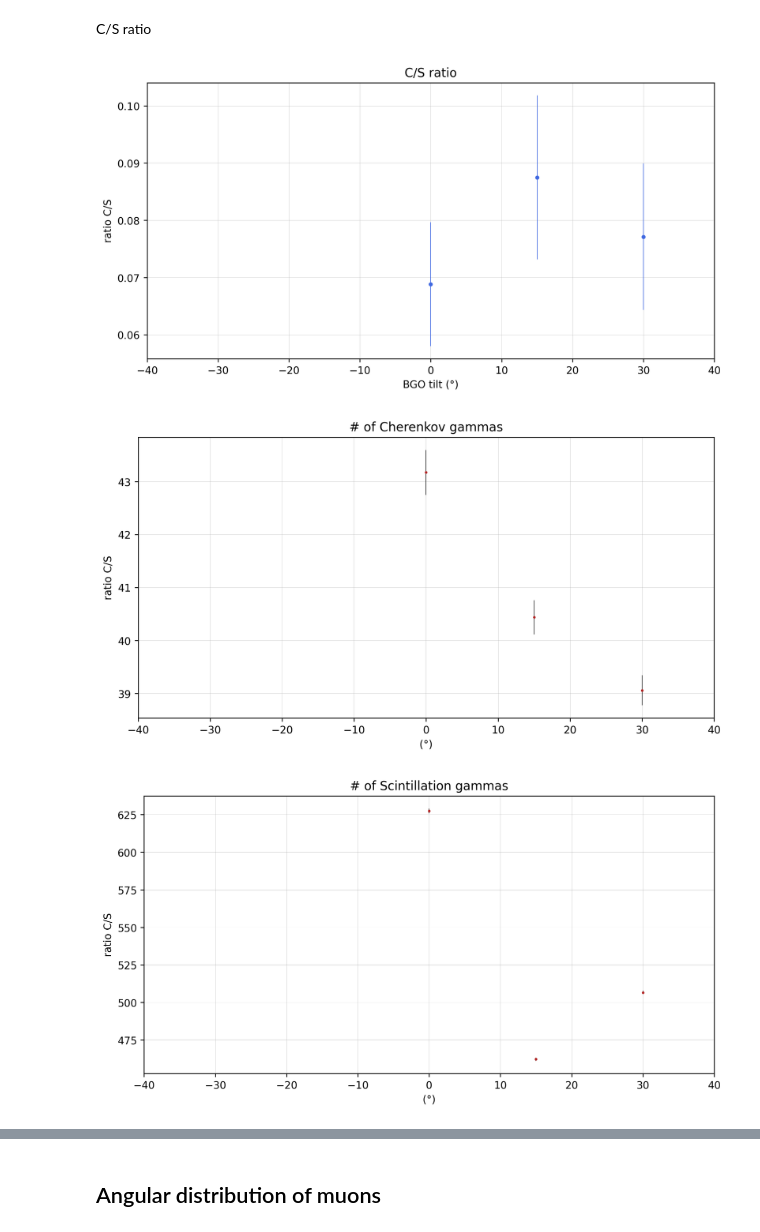
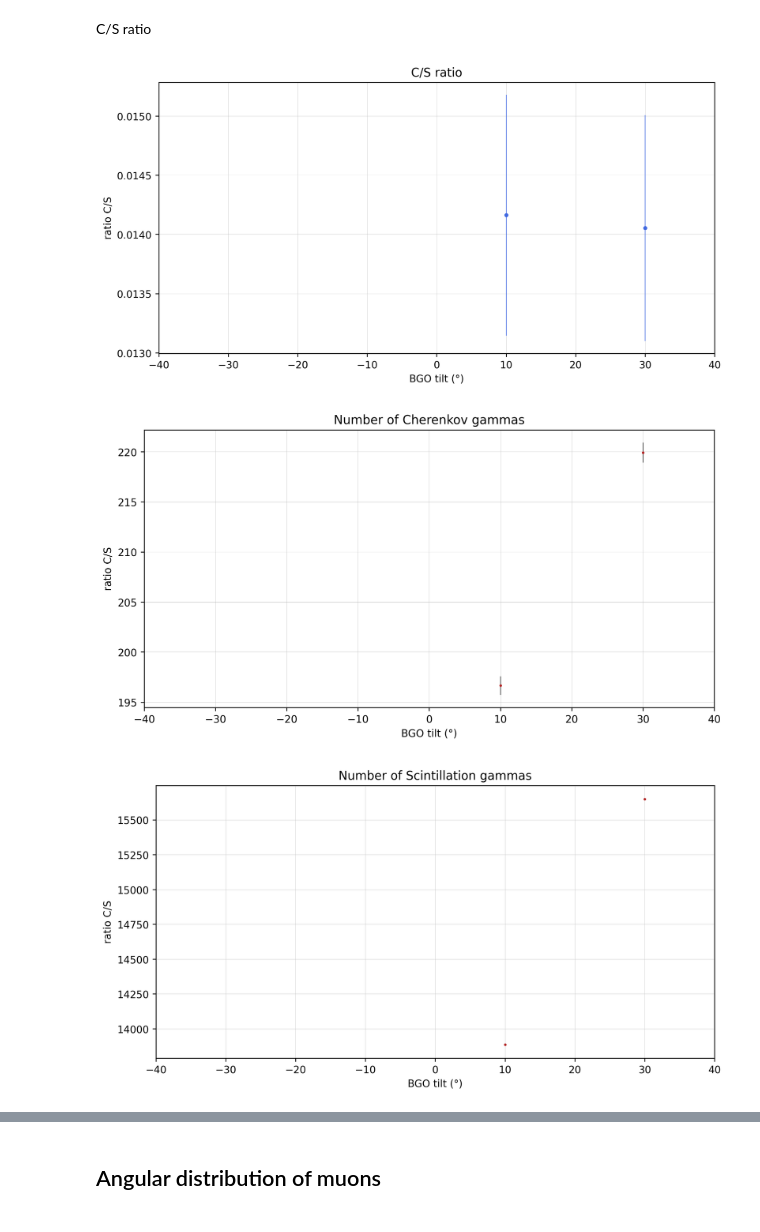
Before and after one commit to emanuelitoss/DreamExperiment, a Jupyter notebook: analysisDreamSimulation/CvsS_Analysis.ipynb, the cells around one changed output, grey strips where cells are left out. Saved outputs shown, nothing was run; the diff lists cells and outputs as text; code cells hidden in the pictures.

```diff
--- a/analysisDreamSimulation/CvsS_Analysis.ipynb
+++ b/analysisDreamSimulation/CvsS_Analysis.ipynb
@@ -12,13 +12,13 @@ Here the aim is to plot the ratio: $\frac{N_C}{N_s}$, the number of Cherenkov ph
 #### Loading files & first analysis:
 # %%
 # directory
-directory = '../datasets/ReflTransm/'
+directory = '' '../datasets/ReflTransm/'
 preFileName = '_'
 postFileName = '_degrees.txt'
 
 # angles:
-theta_names = ['m20','m15','m10','m5','0','p5','p10','p15','p20','p25','p30','p35']
-angles = [20,15,10,5,0,-5,-10,-15,-20,-25,-30,-35]
+theta_names = ['p10','p30'] #['m20','m15','m10','m5','0','p5','p10','p15','p20','p25','p30','p35']
+angles = [10, 30] #[20,15,10,5,0,-5,-10,-15,-20,-25,-30,-35]
 fileNames = [preFileName + i + postFileName for i in theta_names]
 
 # defining quantities
@@ -80,25 +78,25 @@ plt.grid(linestyle='-', linewidth=0.2)
 plt.show()
 fig.savefig("CS_ratio.jpg",bbox_inches='tight')
 # %% [output]
-[figure, old version]
+[figure, new version]
 # %%
 # prepare the figure
 fig = plt.figure(111, figsize=(10,5), dpi=250)
 
 # plot data
 plt.errorbar(angles, numberC, yerr=delta_numberC, xerr=None, label='Cherenkov number of $\gamma$s',
              marker='o', markersize=1.5, color="firebrick", ecolor="black", lw=0., elinewidth=0.5)
 
 # visualize
-plt.title('# of Cherenkov gammas')
-plt.xlabel('(°)')
+plt.title('Number of Cherenkov gammas')
+plt.xlabel('BGO tilt (°)')
 plt.ylabel('ratio C/S')
 plt.xlim([-40,40])
 plt.grid(linestyle='-', linewidth=0.2)
 plt.show()
-fig.savefig("number_C.jpg",bbox_inches='tight')
+#fig.savefig("number_C.jpg",bbox_inches='tight')
 # %% [output]
-[figure, old version]
+[figure, new version]
 # %%
 # prepare the figure
 fig = plt.figure(111, figsize=(10,5), dpi=250)
@@ -107,13 +105,18 @@ fig = plt.figure(111, figsize=(10,5), dpi=250)
 plt.errorbar(angles, numberS, yerr=delta_numberS, xerr=None, label='Cherenkov number of $\gamma$s',
              marker='o', markersize=1.5, color="firebrick", ecolor="black", lw=0., elinewidth=0.5)
 
+# expected behavior
+sample_angles = np.arange(-40,40,0.1)
+sample_expScint = [numberS[0]/np.cos(value*np.pi/180) for value in sample_angles]
+# plt.plot(sample_angles,sample_expScint)
+
 # visualize
-plt.title('# of Scintillation gammas')
-plt.xlabel('(°)')
+plt.title('Number of Scintillation gammas')
+plt.xlabel('BGO tilt (°)')
 plt.ylabel('ratio C/S')
 plt.xlim([-40,40])
 plt.grid(linestyle='-', linewidth=0.2)
 plt.show()
-fig.savefig("number_S.jpg",bbox_inches='tight')
+#fig.savefig("number_S.jpg",bbox_inches='tight')
 # %% [output]
-[figure, old version]
+[figure, new version]
```
Also changed, not shown: parts of 2 cells of this notebook, 1 other file.
